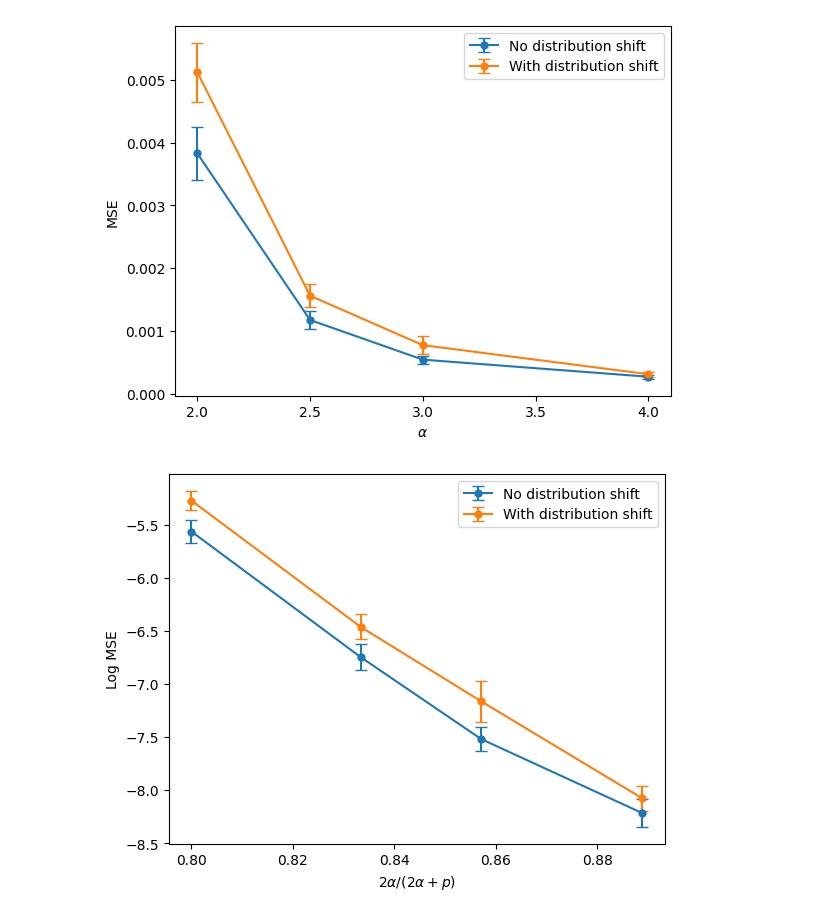
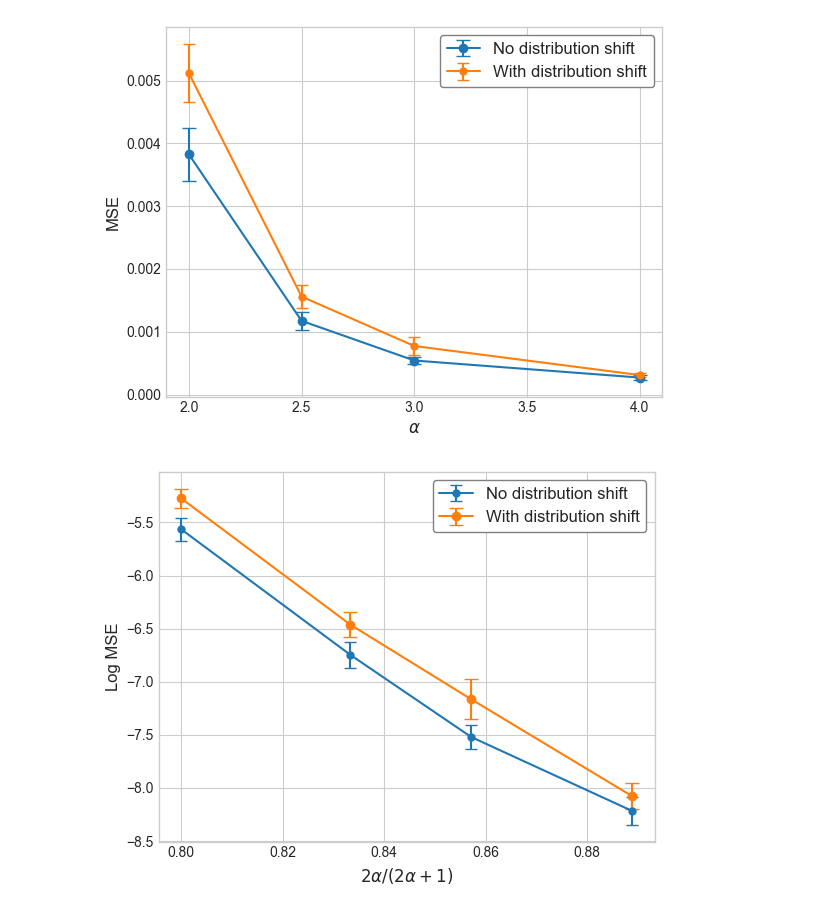
Before and after one commit to tianyima2000/Adaptive_ICL, a Jupyter notebook: plot.ipynb, the cells around one changed output. Drawn from its saved outputs; the diff is of its cells as text; code cells hidden in the pictures.

```diff
--- a/plot.ipynb
+++ b/plot.ipynb
@@ -15,15 +15,15 @@ log_loss_ds = np.log(loss_ds)
 loss_se_ds = np.array([np.std(test_ds['alpha_4'])/np.sqrt(len(test_ds['alpha_4'])), np.std(test_ds['alpha_3'])/np.sqrt(len(test_ds['alpha_3'])), np.std(test_ds['alpha_2_5'])/np.sqrt(len(test_ds['alpha_2_5'])), np.std(test_ds['alpha_2'])/np.sqrt(len(test_ds['alpha_2']))])
 log_loss_se_ds = loss_se_ds / loss_ds
 
-
+plt.style.use('seaborn-v0_8-whitegrid')
 plt.figure()
 plt.errorbar(
     [4, 3, 2.5, 2],
     loss,
     yerr=1.645*loss_se,
     fmt='o-',
-    capsize=4,
-    markersize=5,
+    capsize=5,
+    markersize=6,
     label='No distribution shift'
 )
 plt.errorbar(
@@ -33,40 +33,56 @@ plt.errorbar(
     fmt='o-',
     capsize=4,
     markersize=5,
     label='With distribution shift'
 )
-plt.legend()
-plt.xlabel(r'$\alpha$')
+legend = plt.legend(
+    fontsize=12,
+    frameon=True,
+    fancybox=True,
+    framealpha=1.0
+)
+legend.get_frame().set_edgecolor('grey')
+legend.get_frame().set_linewidth(1.0)
+legend.get_frame().set_facecolor('white')
+plt.xlabel(r'$\alpha$', fontsize=12)
 plt.xticks([2.0, 2.5, 3.0, 3.5, 4.0])
-plt.ylabel('MSE')
+plt.ylabel('MSE', fontsize=12)
 plt.savefig("loss.pdf", bbox_inches='tight')
 plt.show()
 
 exponent = [8/9, 6/7, 5/6, 4/5]   # value of 2a/(2a + p)
 plt.figure()
 plt.errorbar(
     exponent,
     log_loss,
     yerr=1.645*log_loss_se,
     fmt='o-',
     capsize=4,
     markersize=5,
     label='No distribution shift'
 )
 plt.errorbar(
     exponent,
     log_loss_ds,
     yerr=1.645*log_loss_se_ds,
     fmt='o-',
-    capsize=4,
-    markersize=5,
+    capsize=5,
+    markersize=6,
     label='With distribution shift'
 )
-plt.legend()
-plt.xlabel(r'$2\alpha/(2\alpha + p)$')
-plt.ylabel('Log MSE')
+legend = plt.legend(
+    fontsize=12,
+    frameon=True,
+    fancybox=True,
+    framealpha=1.0
+)
+legend.get_frame().set_edgecolor('grey')
+legend.get_frame().set_linewidth(1.0)
+legend.get_frame().set_facecolor('white')
+plt.xlabel(r'$2\alpha/(2\alpha + 1)$', fontsize=12)
+plt.ylabel('Log MSE', fontsize=12)
 plt.savefig("log_loss.pdf", bbox_inches='tight')
 plt.show()
 # %% [output]
-[figure, old version]
+[figure, new version]
-[figure, old version]
+[figure, new version]
```
